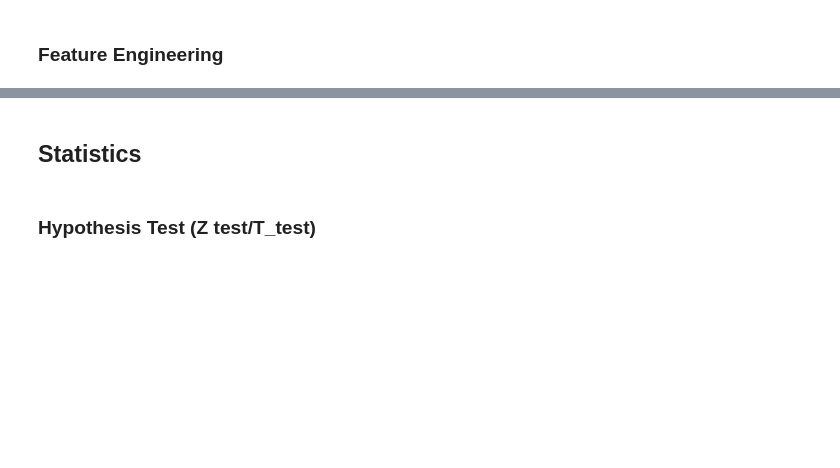
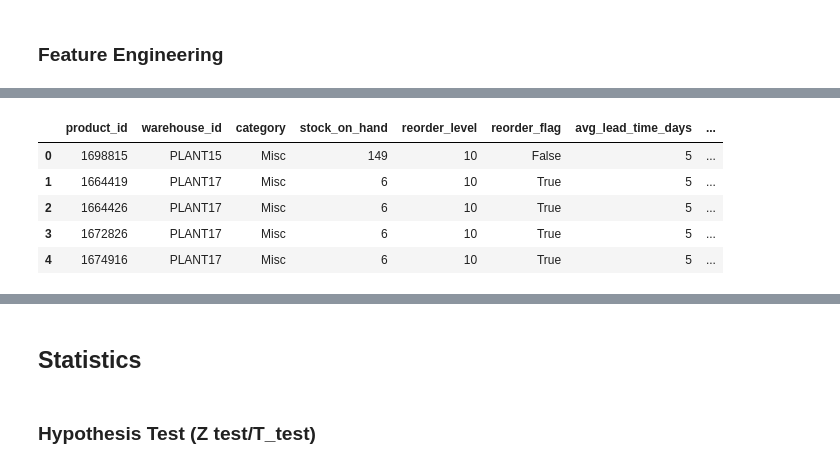
Before and after one commit to rahul1802/niit-capstone-project-datascience, a Jupyter notebook: ML_Course7_Proj.ipynb, the cells around one changed output, grey strips where cells are left out. Saved outputs shown, nothing was run; the diff lists cells and outputs as text; code cells hidden in the pictures; blank space fills up the shorter version.

```diff
--- a/ML_Course7_Proj.ipynb
+++ b/ML_Course7_Proj.ipynb
@@ -64,3 +171,12 @@ warehouse_df.head()
+# %%
+inventory_df.head()
+# %% [output]
+|  | product_id | warehouse_id | category | stock_on_hand | reorder_level | reorder_flag | avg_lead_time_days | ... |
+| 0 | 1698815 | PLANT15 | Misc | 149 | 10 | False | 5 | ... |
+| 1 | 1664419 | PLANT17 | Misc | 6 | 10 | True | 5 | ... |
+| 2 | 1664426 | PLANT17 | Misc | 6 | 10 | True | 5 | ... |
+| 3 | 1672826 | PLANT17 | Misc | 6 | 10 | True | 5 | ... |
+| 4 | 1674916 | PLANT17 | Misc | 6 | 10 | True | 5 | ... |
 # %%
 inventory_df=fe.create_inventory_features(inventory_df)
 inventory_df.head()
```
Also changed, not shown: parts of 45 cells of this notebook, 2 other files.
